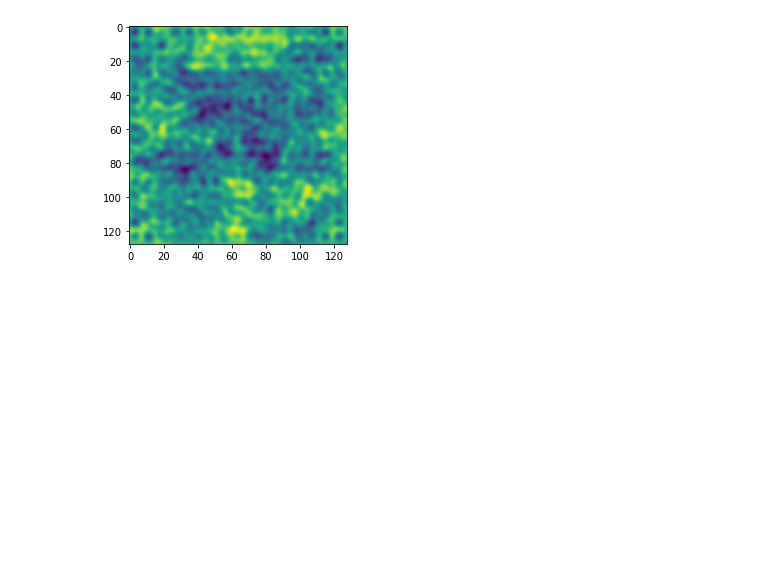
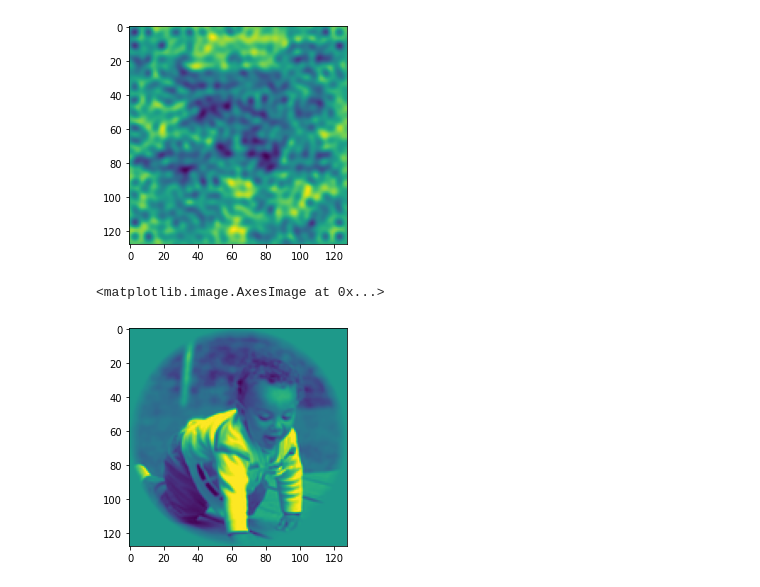
Before and after one commit to da5nsy/ReplicatingKay2008, a Jupyter notebook: tryingToReconstructImage.ipynb, the cells around one changed output. Saved outputs shown, nothing was run; the diff lists cells and outputs as text; code cells hidden in the pictures; blank space fills up the shorter version.

```diff
--- a/tryingToReconstructImage.ipynb
+++ b/tryingToReconstructImage.ipynb
@@ -182,3 +183,8 @@ plt.imshow(im0)
 # %% [output]
 <matplotlib.image.AxesImage at 0x...>
 [figure]
+# %%
+plt.imshow(dat["stimuli"][0])
+# %% [output]
+<matplotlib.image.AxesImage at 0x...>
+[figure, added]
```
Also changed, not shown: parts of 2 cells of this notebook.
